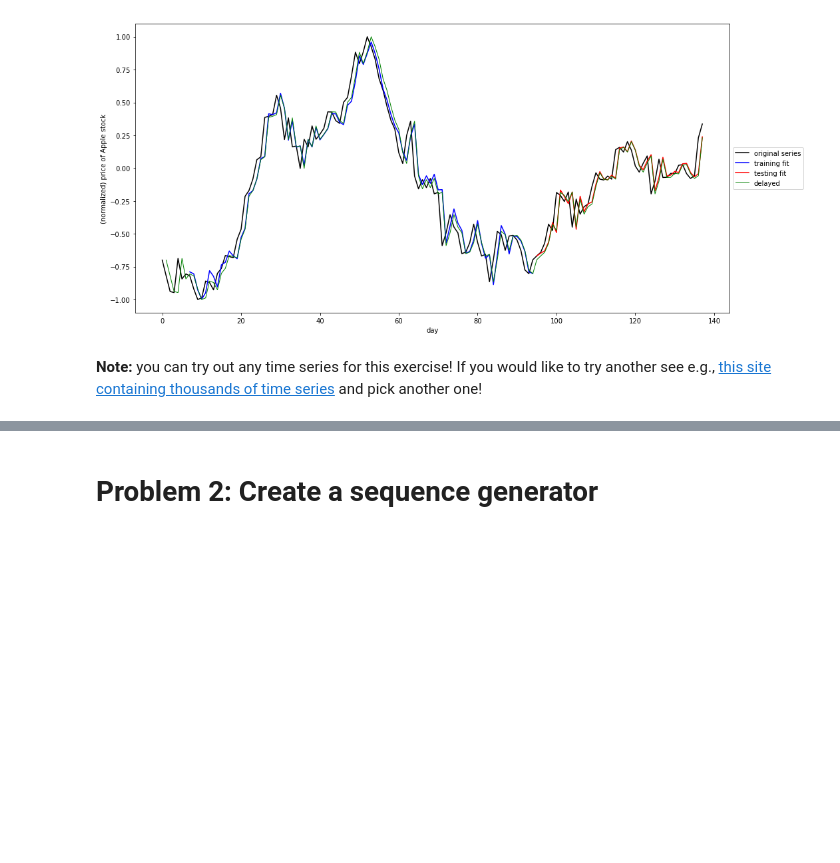
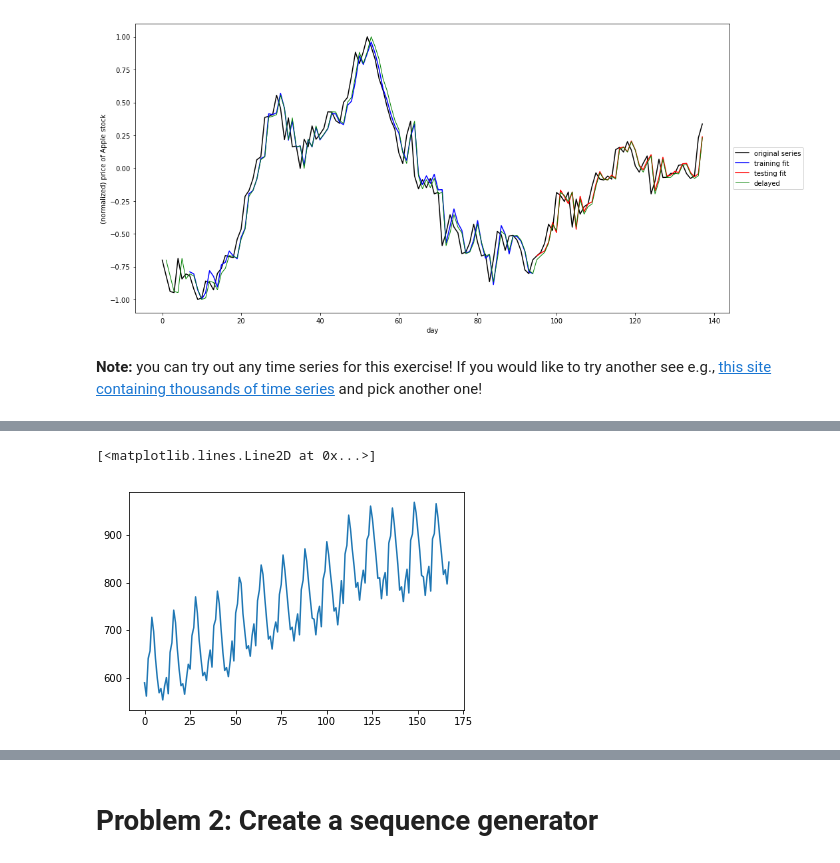
Before and after one commit to smile-on/aind2-rnn, a Jupyter notebook: RNN_project.ipynb, the cells around one changed output, grey strips where cells are left out. Saved outputs shown, nothing was run; the diff lists cells and outputs as text; code cells hidden in the pictures; blank space fills up the shorter version.

```diff
--- a/RNN_project.ipynb
+++ b/RNN_project.ipynb
@@ -344,0 +348,6 @@ plt.show()
+# %%
+milk_ds = np.loadtxt('datasets/monthly-milk-production-pounds-p.csv', skiprows=1, delimiter=',', usecols=(1))
+plt.plot(milk_ds)
+# %% [output]
+[<matplotlib.lines.Line2D at 0x...>]
+[figure, added]
```
Also changed, not shown: parts of 22 cells of this notebook, 3 other files.
